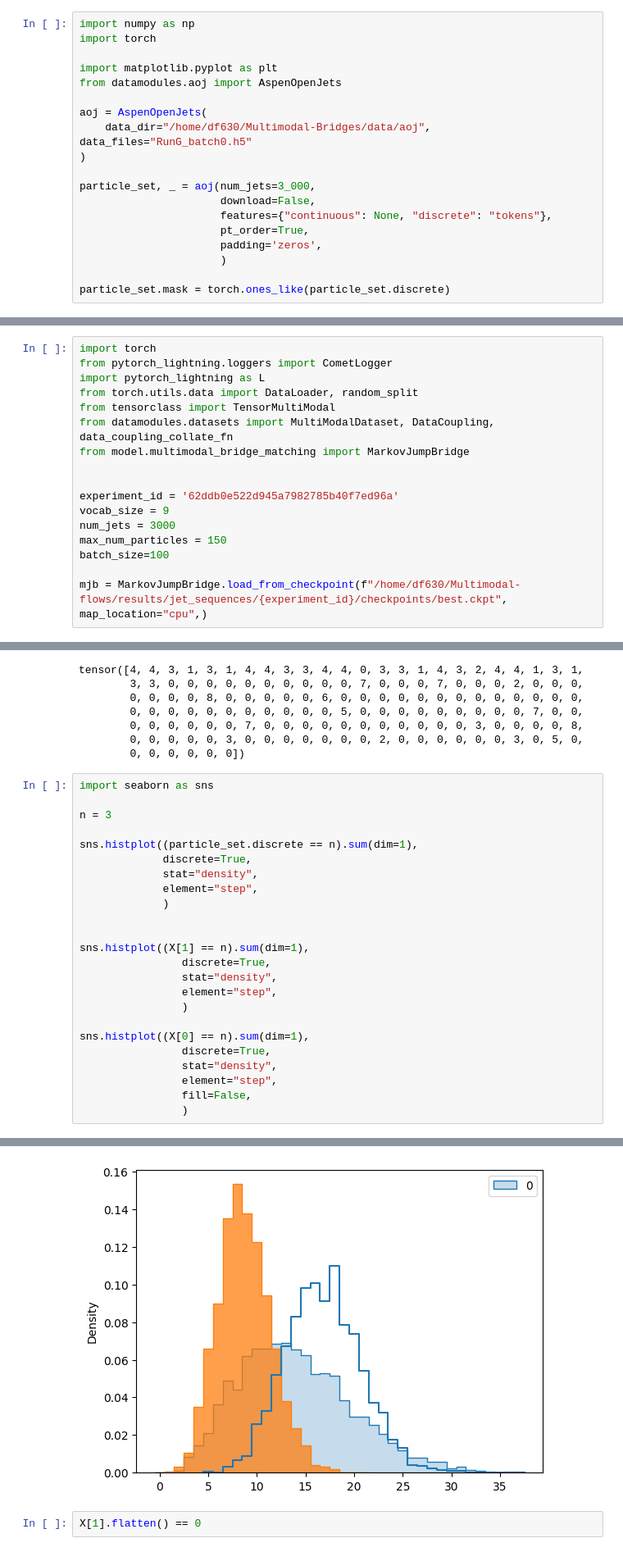
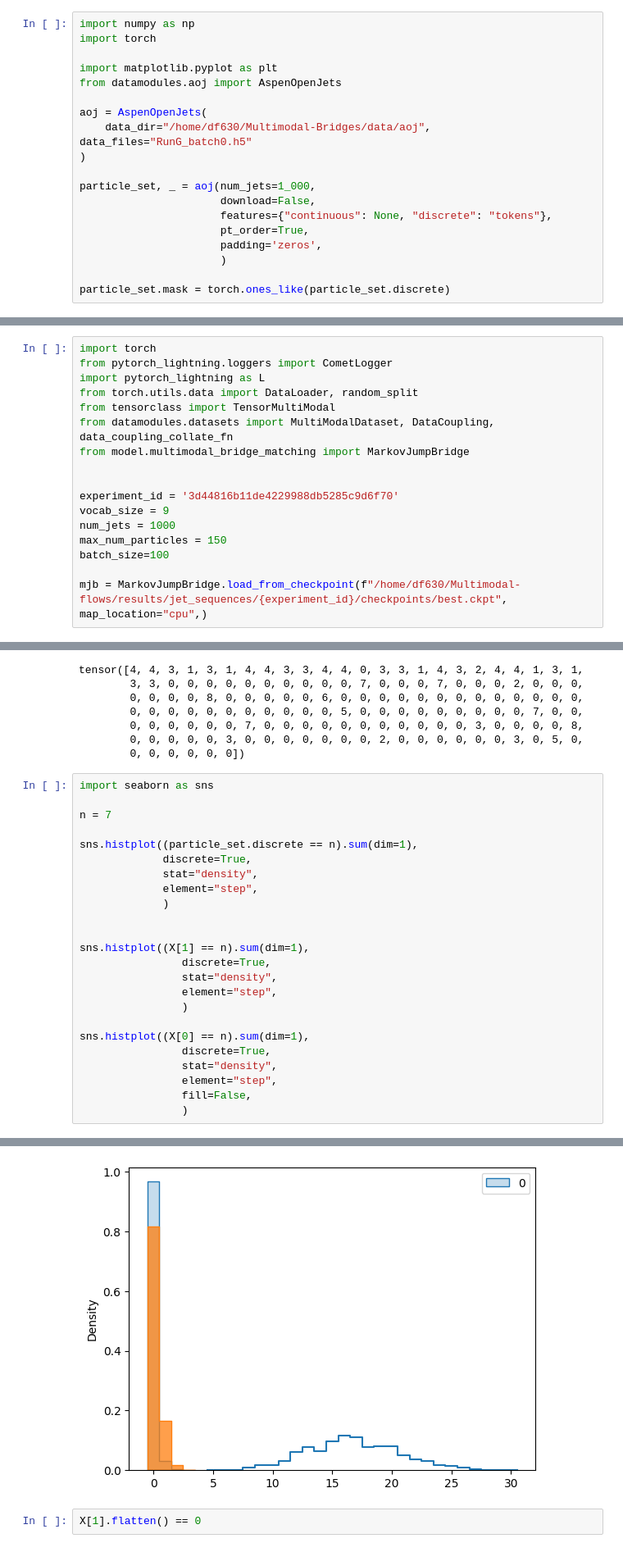
Before and after one commit to dfaroughy/Multimodal-flows, a Jupyter notebook: notebooks/data_aoj_particle_sets.ipynb, the cells around one changed output, grey strips where cells are left out. Shown at 82% size. Saved outputs shown, nothing was run; the diff lists cells and outputs as text.

```diff
--- a/notebooks/data_aoj_particle_sets.ipynb
+++ b/notebooks/data_aoj_particle_sets.ipynb
@@ -476,7 +476,7 @@ aoj = AspenOpenJets(
     data_dir="/home/df630/Multimodal-Bridges/data/aoj", data_files="RunG_batch0.h5"
 )
 
-particle_set, _ = aoj(num_jets=3_000,
+particle_set, _ = aoj(num_jets=1_000,
                       download=False,
                       features={"continuous": None, "discrete": "tokens"},
                       pt_order=True,
@@ -504,9 +494,9 @@ from datamodules.datasets import MultiModalDataset, DataCoupling, data_coupling_
 from model.multimodal_bridge_matching import MarkovJumpBridge
 
 
-experiment_id = '62ddb0e522d945a7982785b40f7ed96a'
+experiment_id = '3d44816b11de4229988db5285c9d6f70'
 vocab_size = 9
-num_jets = 3000
+num_jets = 1000
 max_num_particles = 150
 batch_size=100
 
@@ -559,30 +557,30 @@ tensor([4, 4, 3, 1, 3, 1, 4, 4, 3, 3, 4, 4, 0, 3, 3, 1, 4, 3, 2, 4, 4, 1, 3, 1,
 # %%
 import seaborn as sns
 
-n = 3
+n = 7
 
 sns.histplot((particle_set.discrete == n).sum(dim=1),
              discrete=True,
              stat="density",
              element="step",
              )
 
 
 sns.histplot((X[1] == n).sum(dim=1),
                 discrete=True,
                 stat="density",
                 element="step",
                 )
 
 sns.histplot((X[0] == n).sum(dim=1),
                 discrete=True,
                 stat="density",
                 element="step",
                 fill=False,
                 )
 # %% [output]
 <Axes: ylabel='Density'>
-[figure, old version]
+[figure, new version]
 # %%
 X[1].flatten() == 0
 # %% [output]
```
Also changed, not shown: parts of 3 cells of this notebook, 3 other files.
